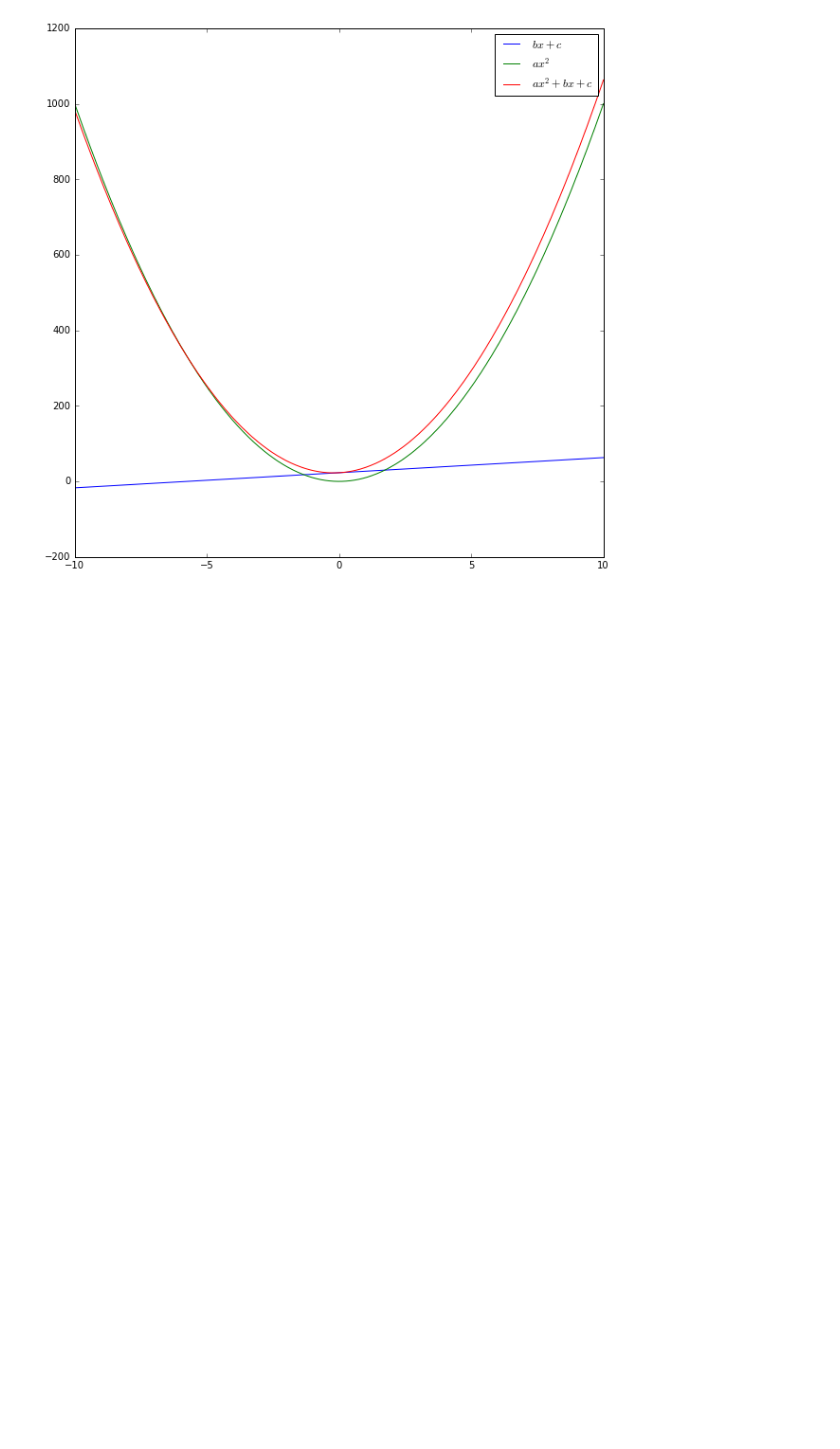
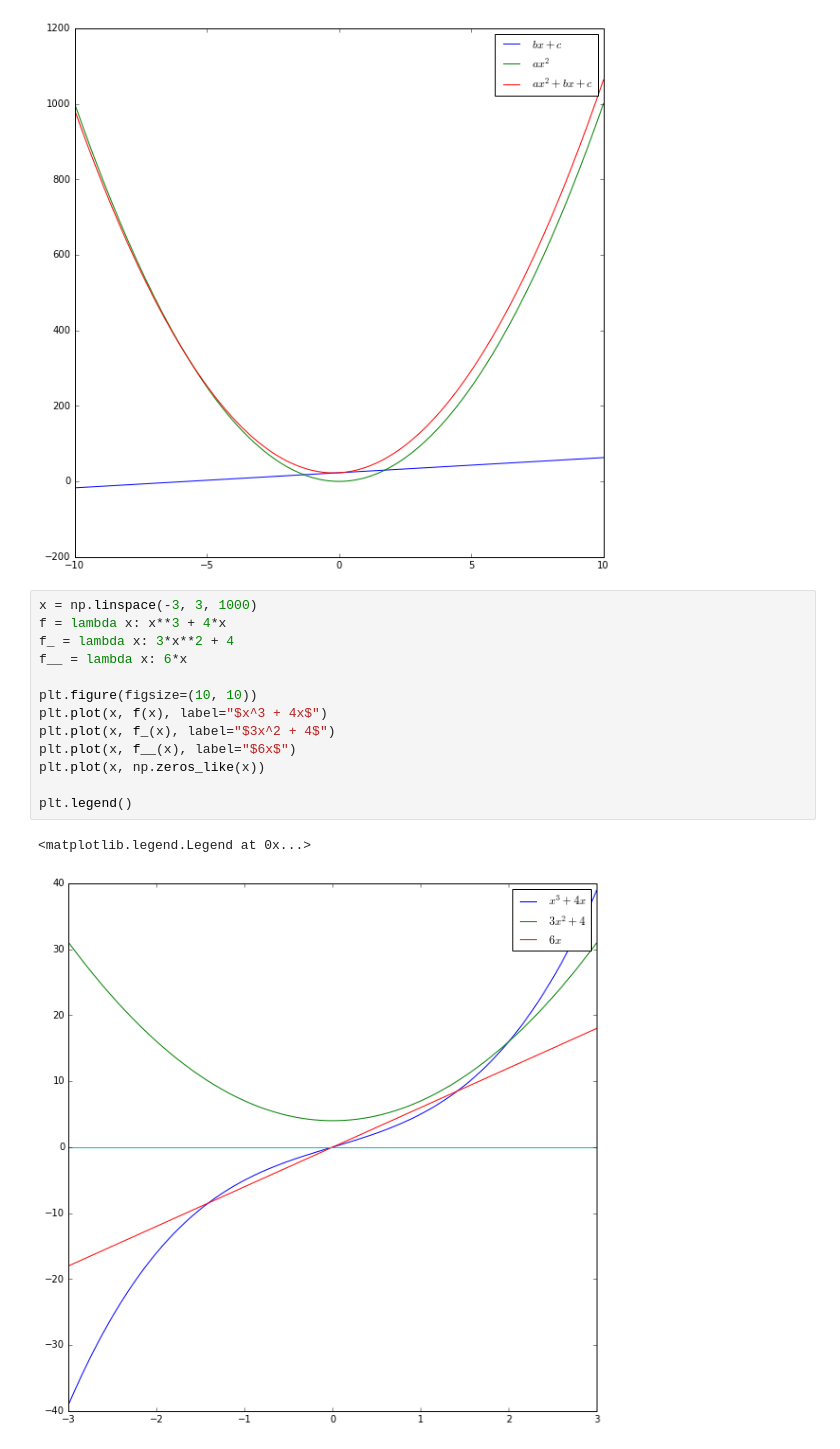
Before and after one commit to abevieiramota/learning-calculus, a Jupyter notebook: notebook/Curve sketching.ipynb, the cells around one changed output. Drawn from its saved outputs; the diff is of its cells as text; blank space fills up the shorter version.

```diff
--- a/notebook/Curve sketching.ipynb
+++ b/notebook/Curve sketching.ipynb
@@ -20,3 +20,19 @@ plt.legend()
 # %% [output]
 <matplotlib.legend.Legend at 0x...>
 [figure]
+# %%
+x = np.linspace(-3, 3, 1000)
+f = lambda x: x**3 + 4*x
+f_ = lambda x: 3*x**2 + 4
+f__ = lambda x: 6*x
+
+plt.figure(figsize=(10, 10))
+plt.plot(x, f(x), label="$x^3 + 4x$")
+plt.plot(x, f_(x), label="$3x^2 + 4$")
+plt.plot(x, f__(x), label="$6x$")
+plt.plot(x, np.zeros_like(x))
+
+plt.legend()
+# %% [output]
+<matplotlib.legend.Legend at 0x...>
+[figure, added]
```
Also changed, not shown: 1 other file.
